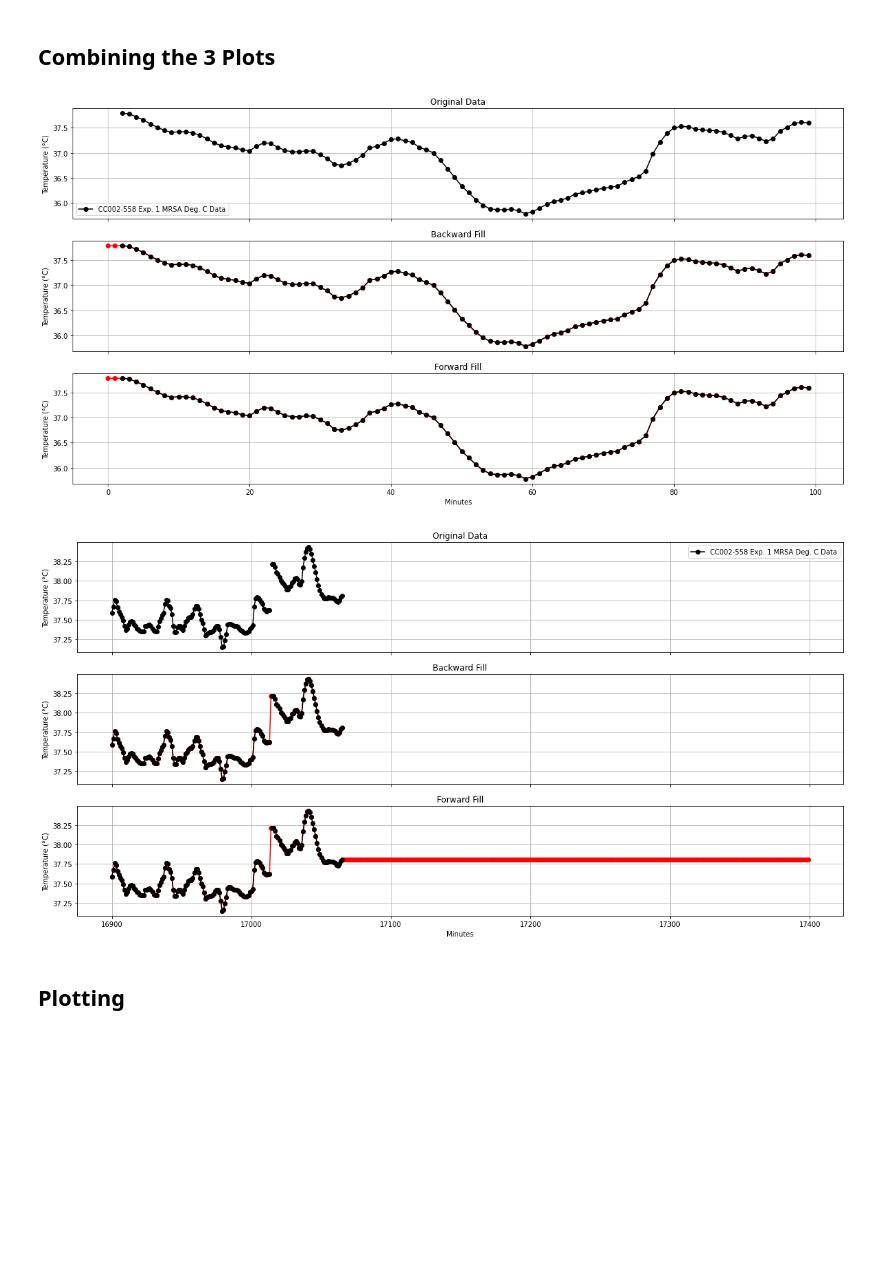
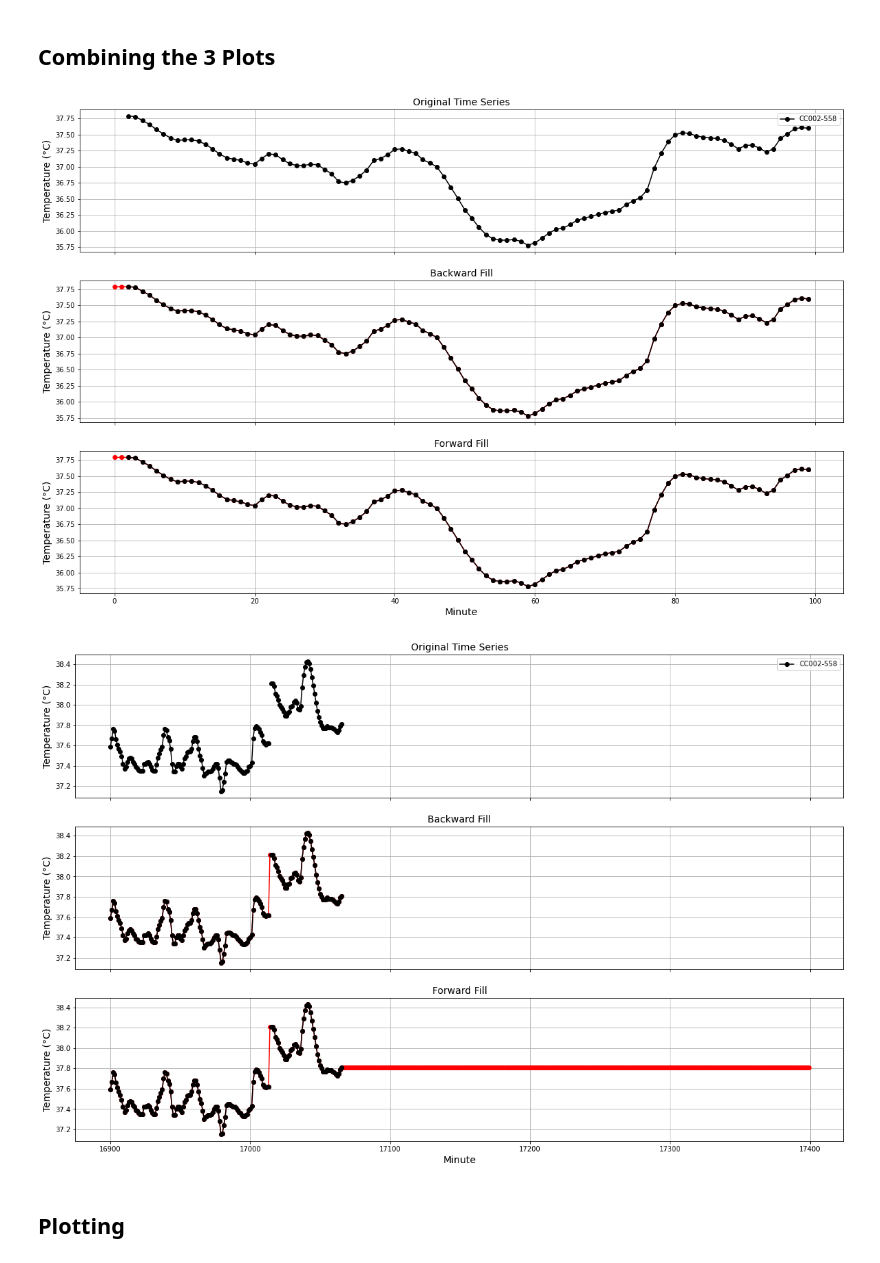
Before and after one commit to sheyaa/caterpillar_mset, a Jupyter notebook: mice_fill_missing_values.ipynb, the cells around one changed output. Drawn from its saved outputs; the diff is of its cells as text; code cells hidden in the pictures; blank space fills up the shorter version.

Commit message:
Changed Mouse Name

```diff
--- a/mice_fill_missing_values.ipynb
+++ b/mice_fill_missing_values.ipynb
@@ -168,54 +168,54 @@ ffill_plot = mice_temp[name][b:e].plot(title="CC002-557 Exp. 1 MRSA Deg. C Data"
 ## Combining the 3 Plots
 # %%
 # Create subplots with 3 rows and 1 column
-fig, axs = plt.subplots(3, 1, figsize=(20,10), sharex = True)
+fig, axs = plt.subplots(3, 1, figsize=(20,13), sharex = True)
 fig.set_facecolor("white")
 
 # Original plot
-axs[0].plot(mice_temp[name][b:e], marker="o", color = "black", label=name)
+axs[0].plot(mice_temp[name][b:e], marker="o", color = "black", label="CC002-558")
 axs[0].legend()
-axs[0].set_title("Original Data")
-axs[0].set_ylabel("Temperature (°C)")
+axs[0].set_title("Original Time Series", fontsize=14)
+axs[0].set_ylabel("Temperature (°C)", fontsize=14)
 axs[0].grid()
 
 # Backward fill plot
 axs[1].plot(b_mice_temp[b:e], marker="o", color = "red")
 # Plot the filled values separately with a different marker or color
 axs[1].plot(b_mice_temp[b:e].loc[b_mice_temp[b:e].isnull()], color = "red")
 axs[1].plot(mice_temp[name][b:e], marker="o", color = "black")
-axs[1].set_title("Backward Fill")
-axs[1].set_ylabel("Temperature (°C)")
+axs[1].set_title("Backward Fill", fontsize=14)
+axs[1].set_ylabel("Temperature (°C)", fontsize=14)
 axs[1].grid()
 
 # Forward fill plot
 axs[2].plot(f_mice_temp[b:e], marker="o", color = "red")
 axs[2].plot(mice_temp[name][b:e], marker="o", color = "black")
-axs[2].set_title("Forward Fill")
-axs[2].set_ylabel("Temperature (°C)")
+axs[2].set_title("Forward Fill", fontsize=14)
+axs[2].set_ylabel("Temperature (°C)", fontsize=14)
 axs[2].grid()
-axs[2].set_xlabel("Minutes")
+axs[2].set_xlabel("Minute", fontsize=14)
 
 
 # Show the plot
 plt.show()
 #SAVING PLOT
 fill1 = "Missing/fill1_%s.png"%name # saving the file as the name of the mouse
-fig.savefig(fill1)
+fig.savefig(fill1, bbox_inches='tight', facecolor='white')
 # %% [output]
-[figure, old version]
+[figure, new version]
 # %%
 # Create subplots with 3 rows and 1 column
-fig, axs = plt.subplots(3, 1, figsize=(20,10), sharex = True)
+fig, axs = plt.subplots(3, 1, figsize=(20,13), sharex = True)
 fig.set_facecolor("white")
 
 b1= 16900
 e1= 17400
 
 # Original plot
-axs[0].plot(mice_temp[name][b1:e1],marker="o", color = "black", label = name)
+axs[0].plot(mice_temp[name][b1:e1],marker="o", color = "black", label = "CC002-558")
 axs[0].legend()
-axs[0].set_title("Original Data")
-axs[0].set_ylabel("Temperature (°C)")
+axs[0].set_title("Original Time Series",fontsize=14)
+axs[0].set_ylabel("Temperature (°C)",fontsize=14)
 axs[0].grid()
 
 # Backward fill plot
@@ -223,26 +223,26 @@ axs[1].plot(b_mice_temp[b1:e1], marker="o", color = "red")
 # Plot the filled values separately with a different marker or color
 axs[1].plot(b_mice_temp[b1:e1].loc[b_mice_temp[b1:e1].isnull()], color = "red")
 axs[1].plot(mice_temp[name][b1:e1], marker="o", color = "black")
-axs[1].set_title("Backward Fill")
-axs[1].set_ylabel("Temperature (°C)")
+axs[1].set_title("Backward Fill",fontsize=14)
+axs[1].set_ylabel("Temperature (°C)",fontsize=14)
 axs[1].grid()
 
 # Forward fill plot
 
 axs[2].plot(f_mice_temp[b1:e1], marker="o", color = "red")
 axs[2].plot(mice_temp[name][b1:e1], marker="o", color = "black")
-axs[2].set_title("Forward Fill")
-axs[2].set_ylabel("Temperature (°C)")
+axs[2].set_title("Forward Fill",fontsize=14)
+axs[2].set_ylabel("Temperature (°C)",fontsize=14)
 axs[2].grid()
-axs[2].set_xlabel("Minutes")
+axs[2].set_xlabel("Minute",fontsize=14)
 
 # Show the plot
 plt.show()
 #SAVING PLOT
 fill2 = "Missing/fill2_%s.png"%name # saving the file as the name of the mouse
-fig.savefig(fill2)
+fig.savefig(fill2, bbox_inches='tight', facecolor='white')
 # %% [output]
-[figure, old version]
+[figure, new version]
 # %% [markdown]
 ## Plotting
 # %%
```
Also changed, not shown: parts of 2 cells of this notebook, 4 other files.
